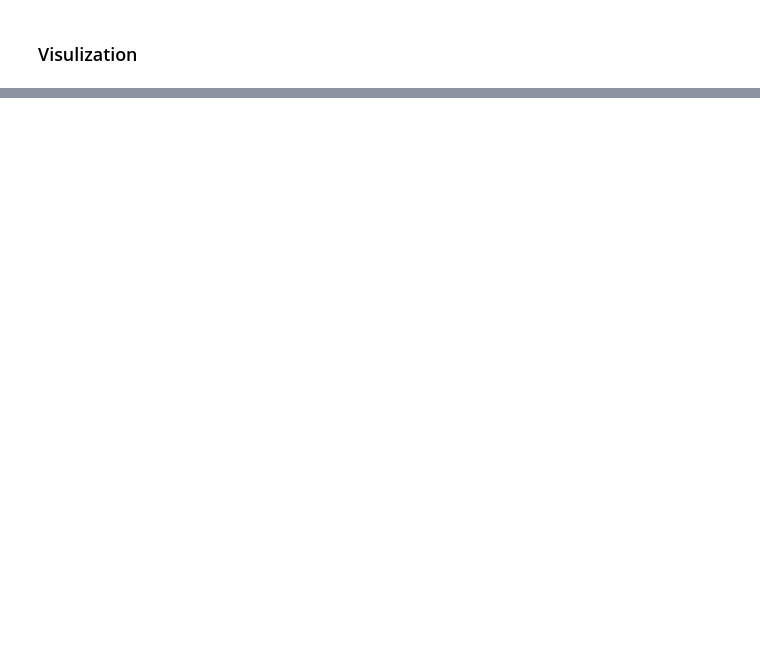
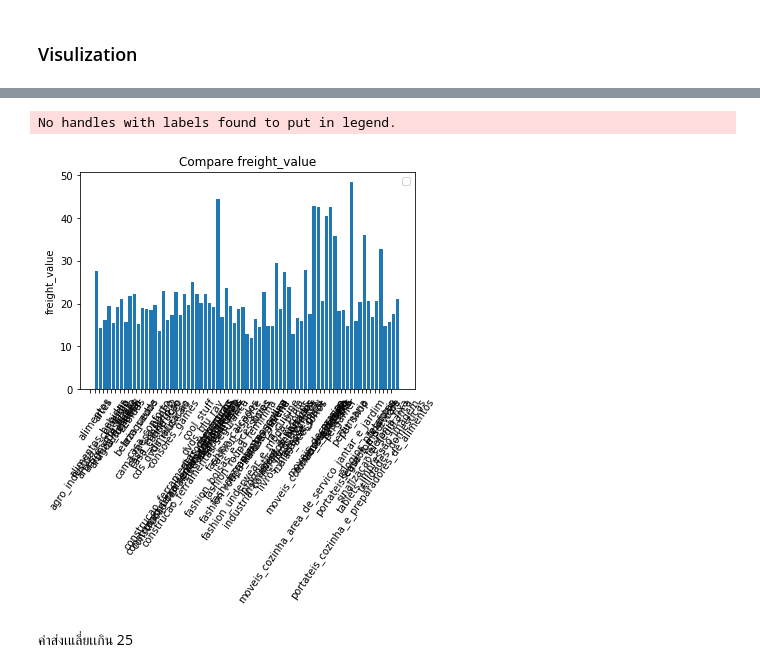
Before and after one commit to jittakorn-ch/DWDM21, a Jupyter notebook: Group_Project.ipynb, the cells around one changed output, grey strips where cells are left out. Cells and saved outputs as stored; diff of their text form; code cells hidden in the pictures; blank space fills up the shorter version.

```diff
--- a/Group_Project.ipynb
+++ b/Group_Project.ipynb
@@ -659,0 +704,4 @@ model ที่เหมาะสมที่สุดกับข้อมู
+# %%
+#ใช้ข้อมูล product_category_name จัดกลุ่ม แล้วหาค่าเฉลี่ยของ freight_value
+category_mean = data_droped.groupby('product_category_name')[['freight_value']].mean().reset_index()
+category_mean
@@ -659,0 +722,12 @@ model ที่เหมาะสมที่สุดกับข้อมู
+# %%
+plt.bar(np.arange(len(category_mean.iloc[:,1])), category_mean.iloc[:,1])
+
+plt.ylabel('freight_value')
+plt.title('Compare freight_value')
+plt.xticks(np.arange(len(category_mean.iloc[:,0]))-1.5, category_mean.iloc[:,0],rotation=55)
+plt.legend();
+# %% [output]
+No handles with labels found to put in legend.
+[figure, added]
+# %% [markdown]
+ค่าส่งเแลี่ยเเกิน 25
```
Also changed, not shown: parts of 24 cells of this notebook.
